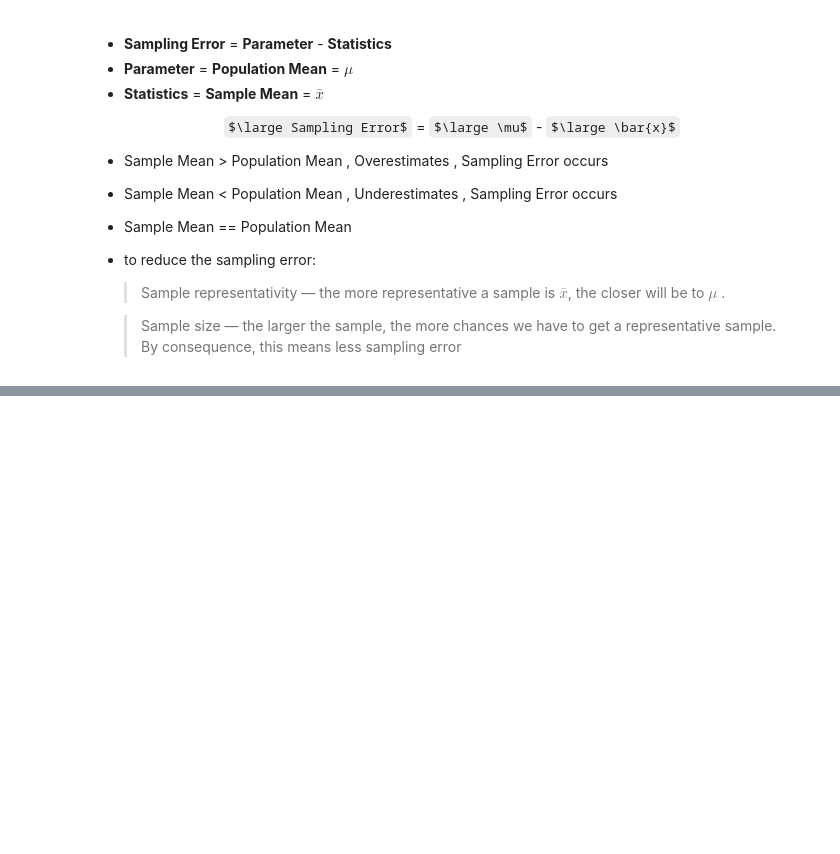
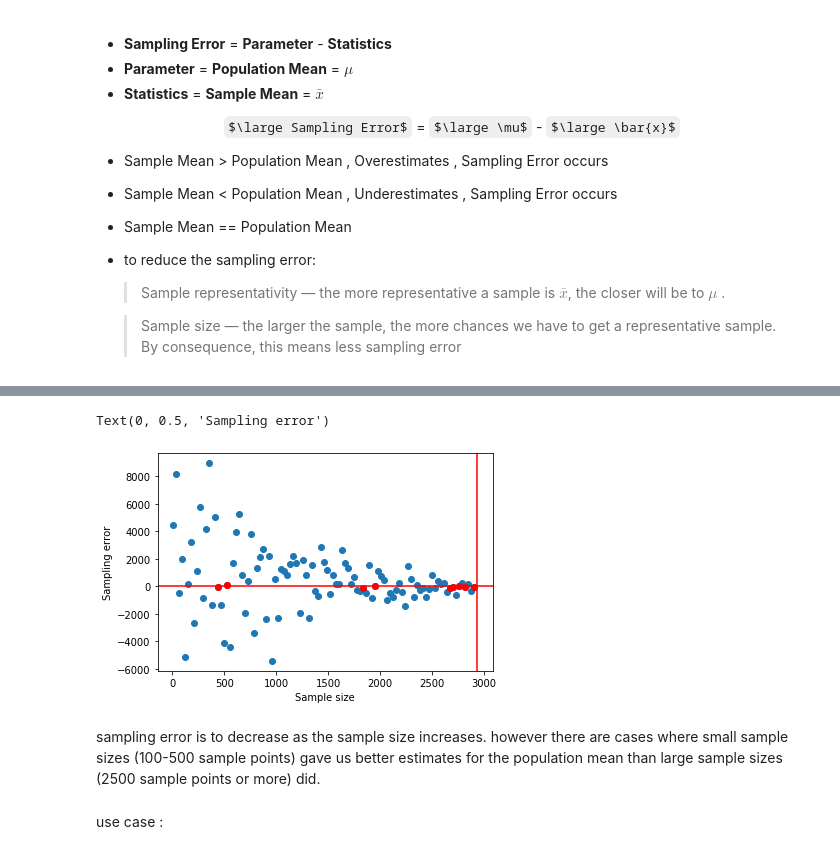
Before and after one commit to dnlsyfq/py_mean-variability, a Jupyter notebook: Chap1.ipynb, the cells around one changed output, grey strips where cells are left out. Saved outputs shown, nothing was run; the diff lists cells and outputs as text; code cells hidden in the pictures; some formulas as TeX source; blank space fills up the shorter version.

```diff
--- a/Chap1.ipynb
+++ b/Chap1.ipynb
@@ -145,0 +146,20 @@ Text(0, 0.5, 'Sampling error')
+# %%
+sampling_arr = np.array(list(zip(sampling_inc,sampling_error)))
+# %%
+with_error = sampling_arr[(sampling_arr[:,1] > -100)&(sampling_arr[:,1] < 100)]
+# %%
+plt.scatter(sampling_inc,sampling_error)
+plt.scatter(with_error[:,0].tolist(),with_error[:,1].tolist(),c='red')
+plt.axhline(0,c='red')
+plt.axvline(2930,c='red')
+plt.xlabel('Sample size')
+plt.ylabel('Sampling error')
+# %% [output]
+Text(0, 0.5, 'Sampling error')
+[figure, added]
+# %% [markdown]
+sampling error is to decrease as the sample size increases.
+however there are cases where small sample sizes (100-500 sample points) gave us better estimates for the population mean  than large sample sizes (2500 sample points or more) did.
+# %% [markdown]
+
+use case :
```
Also changed, not shown: parts of 7 cells of this notebook.
